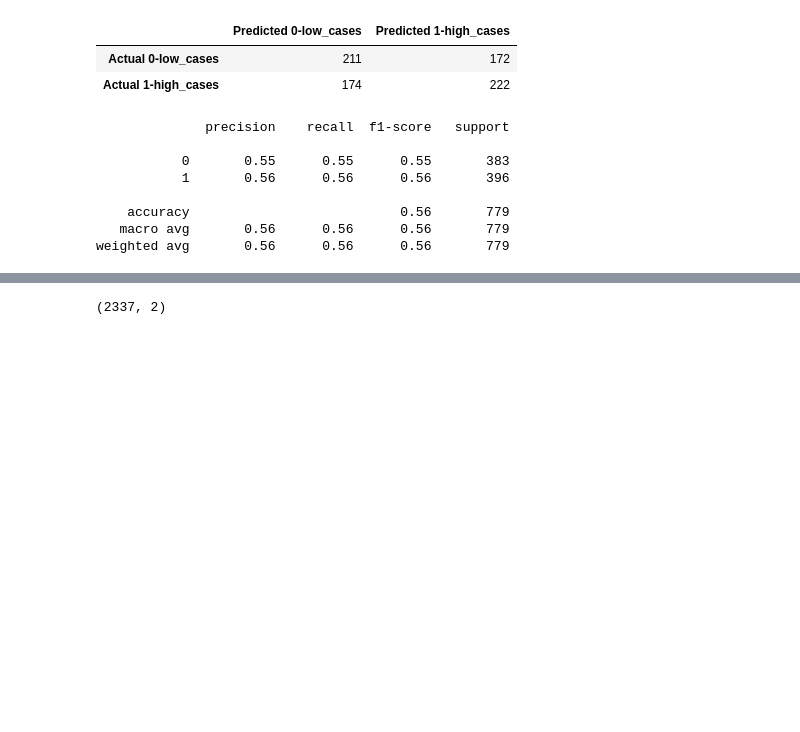
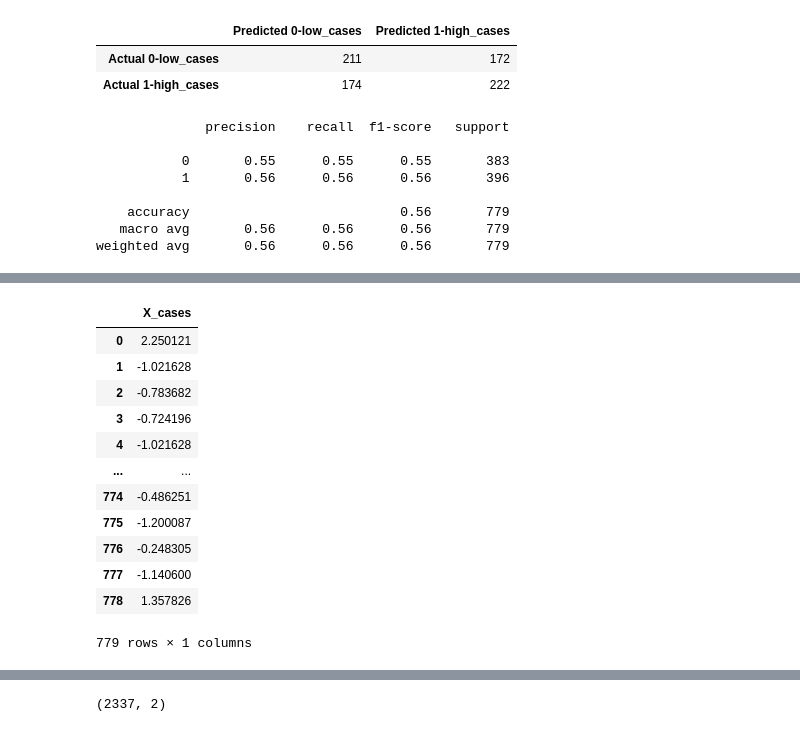
Before and after one commit to josephrodini/COVID-project, a Jupyter notebook: Exploring_Machine_Learning.ipynb, the cells around one changed output, grey strips where cells are left out. Saved outputs shown, nothing was run; the diff lists cells and outputs as text; code cells hidden in the pictures; blank space fills up the shorter version.

```diff
--- a/Exploring_Machine_Learning.ipynb
+++ b/Exploring_Machine_Learning.ipynb
@@ -184,0 +193,3 @@ weighted avg       0.56      0.56      0.56       779
+# %%
+X_cases = X_econ_test_scaled[:, 0]
+X_cases
@@ -184,0 +260,17 @@ weighted avg       0.56      0.56      0.56       779
+# %%
+df_x_cases.rename(columns = {0:'X_cases'}, inplace = True)
+df_x_cases
+# %% [output]
+|  | X_cases |
+| 0 | 2.250121 |
+| 1 | -1.021628 |
+| 2 | -0.783682 |
+| 3 | -0.724196 |
+| 4 | -1.021628 |
+| ... | ... |
+| 774 | -0.486251 |
+| 775 | -1.200087 |
+| 776 | -0.248305 |
+| 777 | -1.140600 |
+| 778 | 1.357826 |
+779 rows × 1 columns
```
Also changed, not shown: parts of 11 cells of this notebook.
